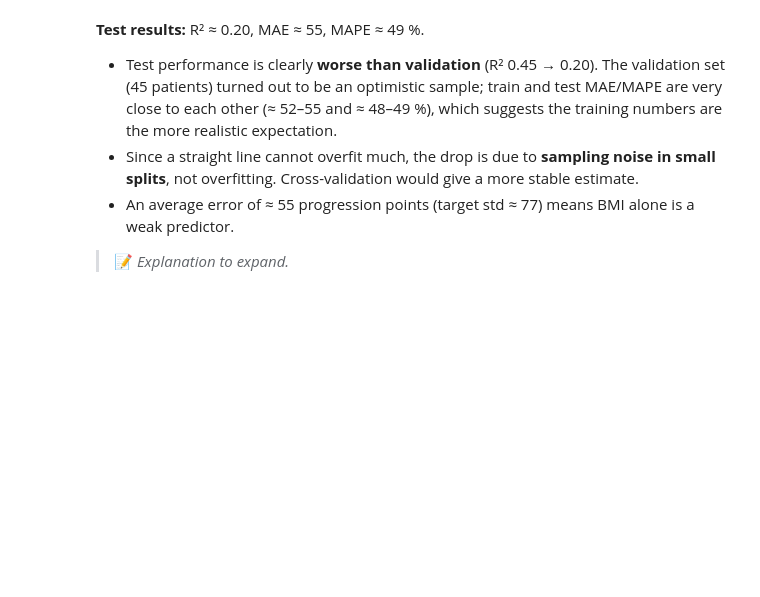
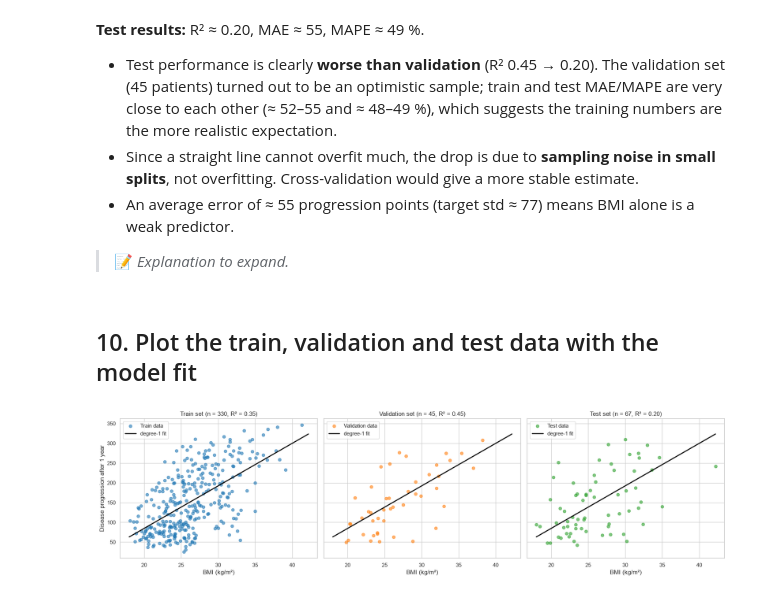
Before and after one commit to Namypark/diabetes-progression-lab2, a Jupyter notebook: lab2_diabetes.ipynb, the cells around one changed output. Cells and saved outputs as stored; diff of their text form; code cells hidden in the pictures; blank space fills up the shorter version.

Commit message:
Step 10: plot model fit

```diff
--- a/lab2_diabetes.ipynb
+++ b/lab2_diabetes.ipynb
@@ -489,3 +489,25 @@ bmi_test_results.round(3)
   predictor.
 
 > 📝 *Explanation to expand.*
+# %% [markdown]
+## 10. Plot the train, validation and test data with the model fit
+# %%
+bmi_grid = pd.DataFrame({"bmi": np.linspace(X["bmi"].min(), X["bmi"].max(), 200)})
+bmi_fit = best_bmi_model.predict(bmi_grid)
+
+splits = [("Train", X_train_bmi, y_train, "tab:blue"),
+          ("Validation", X_val_bmi, y_val, "tab:orange"),
+          ("Test", X_test_bmi, y_test, "tab:green")]
+
+fig, axes = plt.subplots(1, 3, figsize=(18, 5), sharex=True, sharey=True)
+for ax, (name, X_split, y_split, color) in zip(axes, splits):
+    r2 = r2_score(y_split, best_bmi_model.predict(X_split))
+    ax.scatter(X_split["bmi"], y_split, alpha=0.6, color=color, label=f"{name} data")
+    ax.plot(bmi_grid["bmi"], bmi_fit, color="black", lw=2, label=f"degree-{BEST_DEGREE} fit")
+    ax.set(title=f"{name} set (n = {len(y_split)}, R² = {r2:.2f})", xlabel="BMI (kg/m²)")
+    ax.legend()
+axes[0].set_ylabel("Disease progression after 1 year")
+fig.tight_layout()
+plt.show()
+# %% [output]
+[figure, added]
```
Also changed, not shown: parts of 1 cell of this notebook.
